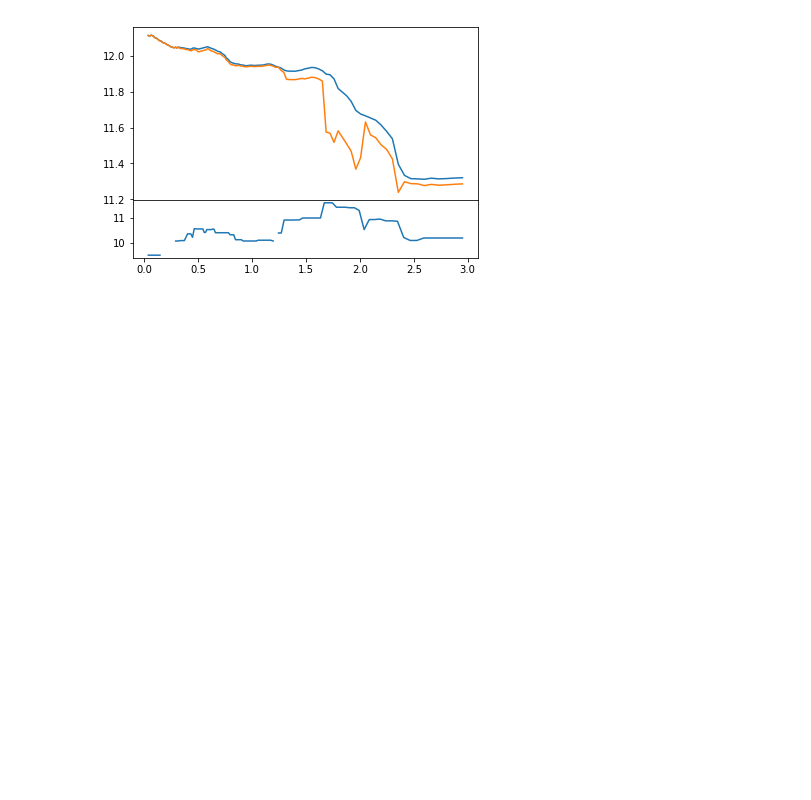
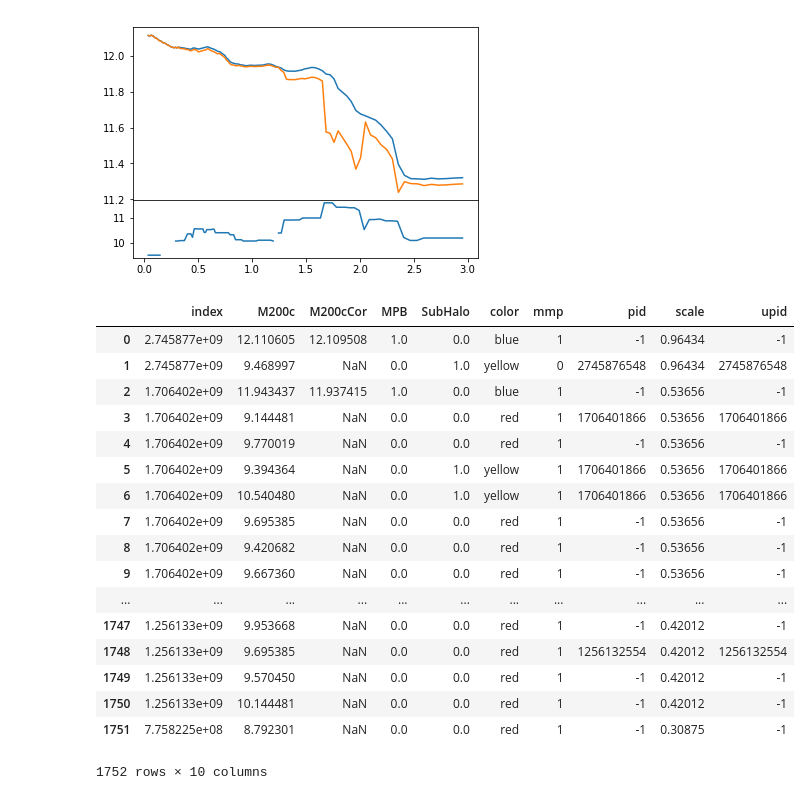
Before and after one commit to PipGrylls/BolshoiTrees, a Jupyter notebook: MergerTreeGraphs.ipynb, the cells around one changed output. Saved outputs shown, nothing was run; the diff lists cells and outputs as text; code cells hidden in the pictures; blank space fills up the shorter version.

Commit message:
Added output to dataframe

```diff
--- a/MergerTreeGraphs.ipynb
+++ b/MergerTreeGraphs.ipynb
@@ -352,3 +378,24 @@ plt.plot()
 # %% [output]
 []
 [figure]
+# %%
+pd.DataFrame([x[1] for x in MergerTree.nodes(data = True)], index=[x[0] for x in MergerTree.nodes(data = True)]).reset_index()
+# %% [output]
+|  | index | M200c | M200cCor | MPB | SubHalo | color | mmp | pid | scale | upid |
+| 0 | 2.745877e+09 | 12.110605 | 12.109508 | 1.0 | 0.0 | blue | 1 | -1 | 0.96434 | -1 |
+| 1 | 2.745877e+09 | 9.468997 | NaN | 0.0 | 1.0 | yellow | 0 | 2745876548 | 0.96434 | 2745876548 |
+| 2 | 1.706402e+09 | 11.943437 | 11.937415 | 1.0 | 0.0 | blue | 1 | -1 | 0.53656 | -1 |
+| 3 | 1.706402e+09 | 9.144481 | NaN | 0.0 | 0.0 | red | 1 | 1706401866 | 0.53656 | 1706401866 |
+| 4 | 1.706402e+09 | 9.770019 | NaN | 0.0 | 0.0 | red | 1 | -1 | 0.53656 | -1 |
+| 5 | 1.706402e+09 | 9.394364 | NaN | 0.0 | 1.0 | yellow | 1 | 1706401866 | 0.53656 | 1706401866 |
+| 6 | 1.706402e+09 | 10.540480 | NaN | 0.0 | 1.0 | yellow | 1 | 1706401866 | 0.53656 | 1706401866 |
+| 7 | 1.706402e+09 | 9.695385 | NaN | 0.0 | 0.0 | red | 1 | -1 | 0.53656 | -1 |
+| 8 | 1.706402e+09 | 9.420682 | NaN | 0.0 | 0.0 | red | 1 | -1 | 0.53656 | -1 |
+| 9 | 1.706402e+09 | 9.667360 | NaN | 0.0 | 0.0 | red | 1 | -1 | 0.53656 | -1 |
+| ... | ... | ... | ... | ... | ... | ... | ... | ... | ... | ... |
+| 1747 | 1.256133e+09 | 9.953668 | NaN | 0.0 | 0.0 | red | 1 | -1 | 0.42012 | -1 |
+| 1748 | 1.256133e+09 | 9.695385 | NaN | 0.0 | 0.0 | red | 1 | 1256132554 | 0.42012 | 1256132554 |
+| 1749 | 1.256133e+09 | 9.570450 | NaN | 0.0 | 0.0 | red | 1 | -1 | 0.42012 | -1 |
+| 1750 | 1.256133e+09 | 10.144481 | NaN | 0.0 | 0.0 | red | 1 | -1 | 0.42012 | -1 |
+| 1751 | 7.758225e+08 | 8.792301 | NaN | 0.0 | 0.0 | red | 1 | -1 | 0.30875 | -1 |
+1752 rows × 10 columns
```
Also changed, not shown: parts of 7 cells of this notebook.
